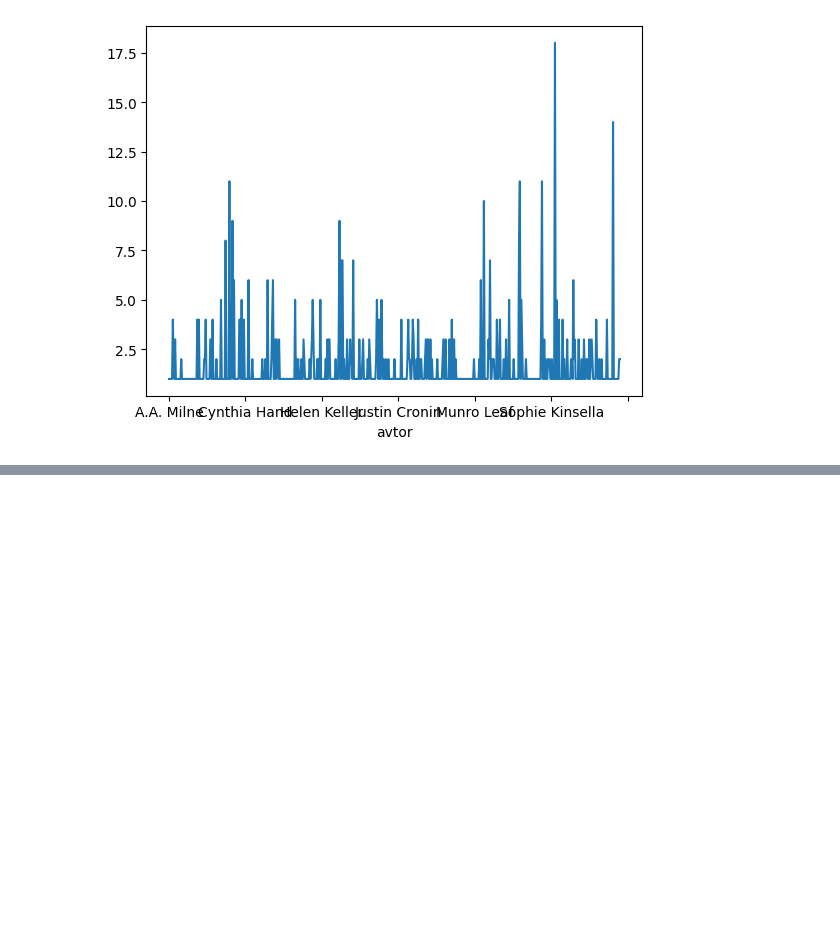
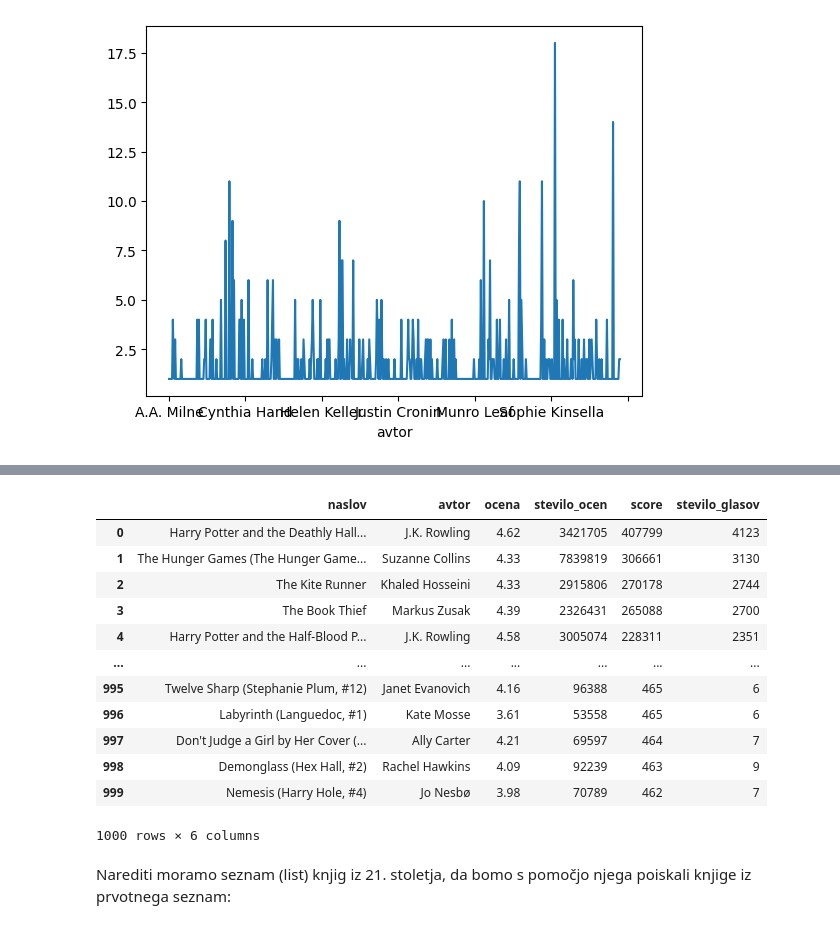
Before and after one commit to tianakutin/Analiza-podatkov, a Jupyter notebook: analiza.ipynb, the cells around one changed output, grey strips where cells are left out. Drawn from its saved outputs; the diff is of its cells as text; code cells hidden in the pictures; blank space fills up the shorter version.

```diff
--- a/analiza.ipynb
+++ b/analiza.ipynb
@@ -14,6 +14,7 @@ Naložimo podatke:
 import pandas as pd
 # %%
 knjige = pd.read_csv('podatki_knjig/knjige_csv', thousands=',')
+knjige_21 = pd.read_csv('podatki_knjig/knjige21_csv', thousands=',')
 
 pd.options.display.max_rows = 10
 
@@ -159,0 +205,18 @@ knjige_avtorji.plot()
+# %%
+knjige_21
+# %% [output]
+|  | naslov | avtor | ocena | stevilo_ocen | score | stevilo_glasov |
+| 0 | Harry Potter and the Deathly Hall... | J.K. Rowling | 4.62 | 3421705 | 407799 | 4123 |
+| 1 | The Hunger Games (The Hunger Game... | Suzanne Collins | 4.33 | 7839819 | 306661 | 3130 |
+| 2 | The Kite Runner | Khaled Hosseini | 4.33 | 2915806 | 270178 | 2744 |
+| 3 | The Book Thief | Markus Zusak | 4.39 | 2326431 | 265088 | 2700 |
+| 4 | Harry Potter and the Half-Blood P... | J.K. Rowling | 4.58 | 3005074 | 228311 | 2351 |
+| ... | ... | ... | ... | ... | ... | ... |
+| 995 | Twelve Sharp (Stephanie Plum, #12) | Janet Evanovich | 4.16 | 96388 | 465 | 6 |
+| 996 | Labyrinth (Languedoc, #1) | Kate Mosse | 3.61 | 53558 | 465 | 6 |
+| 997 | Don't Judge a Girl by Her Cover (... | Ally Carter | 4.21 | 69597 | 464 | 7 |
+| 998 | Demonglass (Hex Hall, #2) | Rachel Hawkins | 4.09 | 92239 | 463 | 9 |
+| 999 | Nemesis (Harry Hole, #4) | Jo Nesbø | 3.98 | 70789 | 462 | 7 |
+1000 rows × 6 columns
+# %% [markdown]
+Narediti moramo seznam (list) knjig iz 21. stoletja, da bomo s pomočjo njega poiskali knjige iz prvotnega seznam:
```
Also changed, not shown: parts of 10 cells of this notebook, 3 other files.
